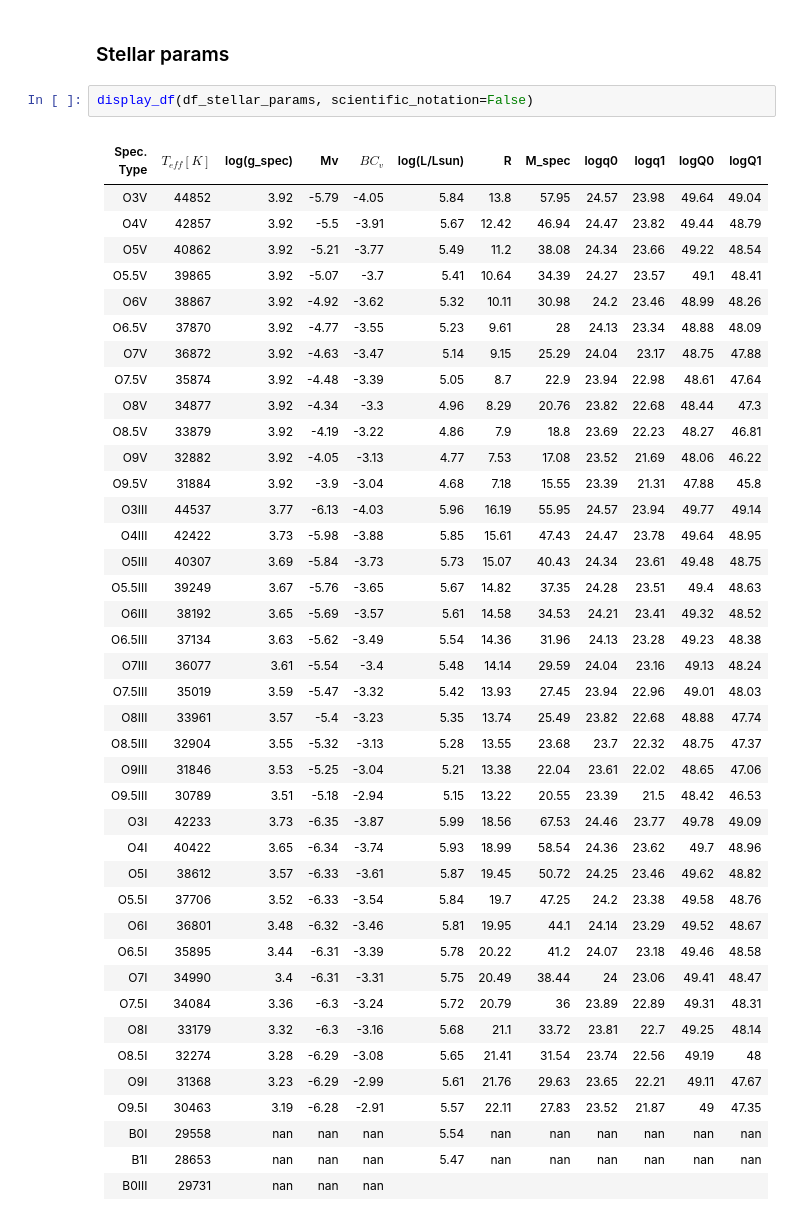
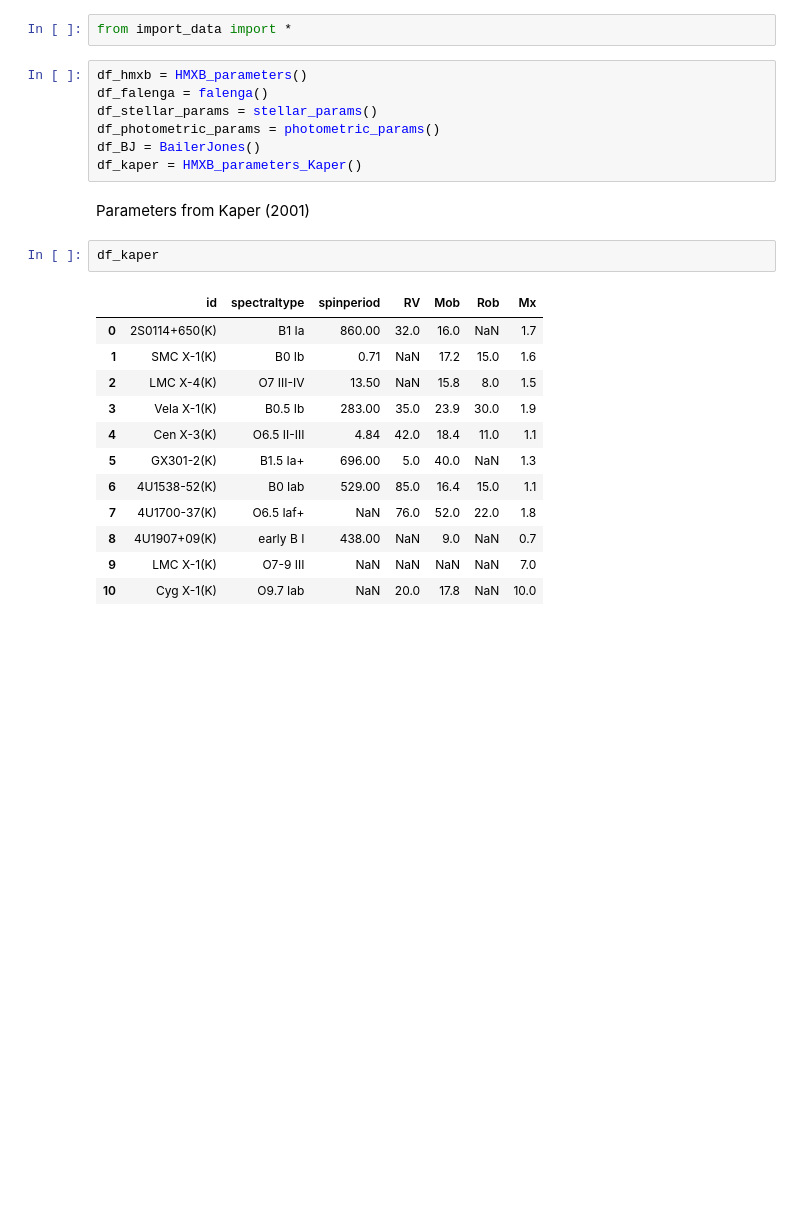
Before and after one commit to LvV210/MasterProject, a Jupyter notebook: tabledisplay.ipynb, the cells around one changed output. Saved outputs shown, nothing was run; the diff lists cells and outputs as text; blank space fills up the shorter version.

```diff
--- a/tabledisplay.ipynb
+++ b/tabledisplay.ipynb
@@ -59,46 +1,26 @@ display_df(compare)
-# %% [markdown]
-### Stellar params
-# %%
-display_df(df_stellar_params, scientific_notation=False)
-# %% [output]
-| Spec. Type   |   $T_{eff}[K]$ |   log(g_spec) |     Mv |   $BC_{v}$ |   log(L/Lsun) |      R |   M_spec |   logq0 |   logq1 |   logQ0 |   logQ1 |
-|:-------------|---------------:|--------------:|-------:|-----------:|--------------:|-------:|---------:|--------:|--------:|--------:|--------:|
-| O3V          |          44852 |          3.92 |  -5.79 |      -4.05 |          5.84 |  13.8  |    57.95 |   24.57 |   23.98 |   49.64 |   49.04 |
-| O4V          |          42857 |          3.92 |  -5.5  |      -3.91 |          5.67 |  12.42 |    46.94 |   24.47 |   23.82 |   49.44 |   48.79 |
-| O5V          |          40862 |          3.92 |  -5.21 |      -3.77 |          5.49 |  11.2  |    38.08 |   24.34 |   23.66 |   49.22 |   48.54 |
-| O5.5V        |          39865 |          3.92 |  -5.07 |      -3.7  |          5.41 |  10.64 |    34.39 |   24.27 |   23.57 |   49.1  |   48.41 |
-| O6V          |          38867 |          3.92 |  -4.92 |      -3.62 |          5.32 |  10.11 |    30.98 |   24.2  |   23.46 |   48.99 |   48.26 |
-| O6.5V        |          37870 |          3.92 |  -4.77 |      -3.55 |          5.23 |   9.61 |    28    |   24.13 |   23.34 |   48.88 |   48.09 |
-| O7V          |          36872 |          3.92 |  -4.63 |      -3.47 |          5.14 |   9.15 |    25.29 |   24.04 |   23.17 |   48.75 |   47.88 |
-| O7.5V        |          35874 |          3.92 |  -4.48 |      -3.39 |          5.05 |   8.7  |    22.9  |   23.94 |   22.98 |   48.61 |   47.64 |
-| O8V          |          34877 |          3.92 |  -4.34 |      -3.3  |          4.96 |   8.29 |    20.76 |   23.82 |   22.68 |   48.44 |   47.3  |
-| O8.5V        |          33879 |          3.92 |  -4.19 |      -3.22 |          4.86 |   7.9  |    18.8  |   23.69 |   22.23 |   48.27 |   46.81 |
-| O9V          |          32882 |          3.92 |  -4.05 |      -3.13 |          4.77 |   7.53 |    17.08 |   23.52 |   21.69 |   48.06 |   46.22 |
-| O9.5V        |          31884 |          3.92 |  -3.9  |      -3.04 |          4.68 |   7.18 |    15.55 |   23.39 |   21.31 |   47.88 |   45.8  |
-| O3III        |          44537 |          3.77 |  -6.13 |      -4.03 |          5.96 |  16.19 |    55.95 |   24.57 |   23.94 |   49.77 |   49.14 |
-| O4III        |          42422 |          3.73 |  -5.98 |      -3.88 |          5.85 |  15.61 |    47.43 |   24.47 |   23.78 |   49.64 |   48.95 |
-| O5III        |          40307 |          3.69 |  -5.84 |      -3.73 |          5.73 |  15.07 |    40.43 |   24.34 |   23.61 |   49.48 |   48.75 |
-| O5.5III      |          39249 |          3.67 |  -5.76 |      -3.65 |          5.67 |  14.82 |    37.35 |   24.28 |   23.51 |   49.4  |   48.63 |
-| O6III        |          38192 |          3.65 |  -5.69 |      -3.57 |          5.61 |  14.58 |    34.53 |   24.21 |   23.41 |   49.32 |   48.52 |
-| O6.5III      |          37134 |          3.63 |  -5.62 |      -3.49 |          5.54 |  14.36 |    31.96 |   24.13 |   23.28 |   49.23 |   48.38 |
-| O7III        |          36077 |          3.61 |  -5.54 |      -3.4  |          5.48 |  14.14 |    29.59 |   24.04 |   23.16 |   49.13 |   48.24 |
-| O7.5III      |          35019 |          3.59 |  -5.47 |      -3.32 |          5.42 |  13.93 |    27.45 |   23.94 |   22.96 |   49.01 |   48.03 |
-| O8III        |          33961 |          3.57 |  -5.4  |      -3.23 |          5.35 |  13.74 |    25.49 |   23.82 |   22.68 |   48.88 |   47.74 |
-| O8.5III      |          32904 |          3.55 |  -5.32 |      -3.13 |          5.28 |  13.55 |    23.68 |   23.7  |   22.32 |   48.75 |   47.37 |
-| O9III        |          31846 |          3.53 |  -5.25 |      -3.04 |          5.21 |  13.38 |    22.04 |   23.61 |   22.02 |   48.65 |   47.06 |
-| O9.5III      |          30789 |          3.51 |  -5.18 |      -2.94 |          5.15 |  13.22 |    20.55 |   23.39 |   21.5  |   48.42 |   46.53 |
-| O3I          |          42233 |          3.73 |  -6.35 |      -3.87 |          5.99 |  18.56 |    67.53 |   24.46 |   23.77 |   49.78 |   49.09 |
-| O4I          |          40422 |          3.65 |  -6.34 |      -3.74 |          5.93 |  18.99 |    58.54 |   24.36 |   23.62 |   49.7  |   48.96 |
-| O5I          |          38612 |          3.57 |  -6.33 |      -3.61 |          5.87 |  19.45 |    50.72 |   24.25 |   23.46 |   49.62 |   48.82 |
-| O5.5I        |          37706 |          3.52 |  -6.33 |      -3.54 |          5.84 |  19.7  |    47.25 |   24.2  |   23.38 |   49.58 |   48.76 |
-| O6I          |          36801 |          3.48 |  -6.32 |      -3.46 |          5.81 |  19.95 |    44.1  |   24.14 |   23.29 |   49.52 |   48.67 |
-| O6.5I        |          35895 |          3.44 |  -6.31 |      -3.39 |          5.78 |  20.22 |    41.2  |   24.07 |   23.18 |   49.46 |   48.58 |
-| O7I          |          34990 |          3.4  |  -6.31 |      -3.31 |          5.75 |  20.49 |    38.44 |   24    |   23.06 |   49.41 |   48.47 |
-| O7.5I        |          34084 |          3.36 |  -6.3  |      -3.24 |          5.72 |  20.79 |    36    |   23.89 |   22.89 |   49.31 |   48.31 |
-| O8I          |          33179 |          3.32 |  -6.3  |      -3.16 |          5.68 |  21.1  |    33.72 |   23.81 |   22.7  |   49.25 |   48.14 |
-| O8.5I        |          32274 |          3.28 |  -6.29 |      -3.08 |          5.65 |  21.41 |    31.54 |   23.74 |   22.56 |   49.19 |   48    |
-| O9I          |          31368 |          3.23 |  -6.29 |      -2.99 |          5.61 |  21.76 |    29.63 |   23.65 |   22.21 |   49.11 |   47.67 |
-| O9.5I        |          30463 |          3.19 |  -6.28 |      -2.91 |          5.57 |  22.11 |    27.83 |   23.52 |   21.87 |   49    |   47.35 |
-| B0I          |          29558 |        nan    | nan    |     nan    |          5.54 | nan    |   nan    |  nan    |  nan    |  nan    |  nan    |
-| B1I          |          28653 |        nan    | nan    |     nan    |          5.47 | nan    |   nan    |  nan    |  nan    |  nan    |  nan    |
-| B0III        |          29731 |        nan    | nan    |     nan    |
+# %%
+from import_data import *
+# %%
+df_hmxb = HMXB_parameters()
+df_falenga = falenga()
+df_stellar_params = stellar_params()
+df_photometric_params = photometric_params()
+df_BJ = BailerJones()
+df_kaper = HMXB_parameters_Kaper()
+# %% [markdown]
+Parameters from Kaper (2001)
+# %%
+df_kaper
+# %% [output]
+|  | id | spectraltype | spinperiod | RV | Mob | Rob | Mx |
+| 0 | 2S0114+650(K) | B1 Ia | 860.00 | 32.0 | 16.0 | NaN | 1.7 |
+| 1 | SMC X-1(K) | B0 Ib | 0.71 | NaN | 17.2 | 15.0 | 1.6 |
+| 2 | LMC X-4(K) | O7 III-IV | 13.50 | NaN | 15.8 | 8.0 | 1.5 |
+| 3 | Vela X-1(K) | B0.5 Ib | 283.00 | 35.0 | 23.9 | 30.0 | 1.9 |
+| 4 | Cen X-3(K) | O6.5 II-III | 4.84 | 42.0 | 18.4 | 11.0 | 1.1 |
+| 5 | GX301-2(K) | B1.5 Ia+ | 696.00 | 5.0 | 40.0 | NaN | 1.3 |
+| 6 | 4U1538-52(K) | B0 Iab | 529.00 | 85.0 | 16.4 | 15.0 | 1.1 |
+| 7 | 4U1700-37(K) | O6.5 Iaf+ | NaN | 76.0 | 52.0 | 22.0 | 1.8 |
+| 8 | 4U1907+09(K) | early B I | 438.00 | NaN | 9.0 | NaN | 0.7 |
+| 9 | LMC X-1(K) | O7-9 III | NaN | NaN | NaN | NaN | 7.0 |
+| 10 | Cyg X-1(K) | O9.7 Iab | NaN | 20.0 | 17.8 | NaN | 10.0 |
```
Also changed, not shown: parts of 15 cells of this notebook, 2 other files.
